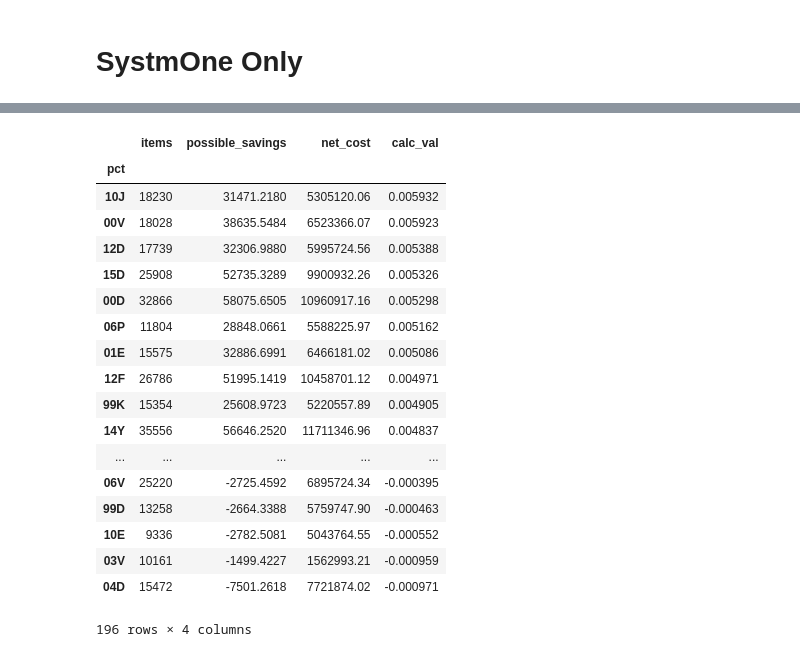
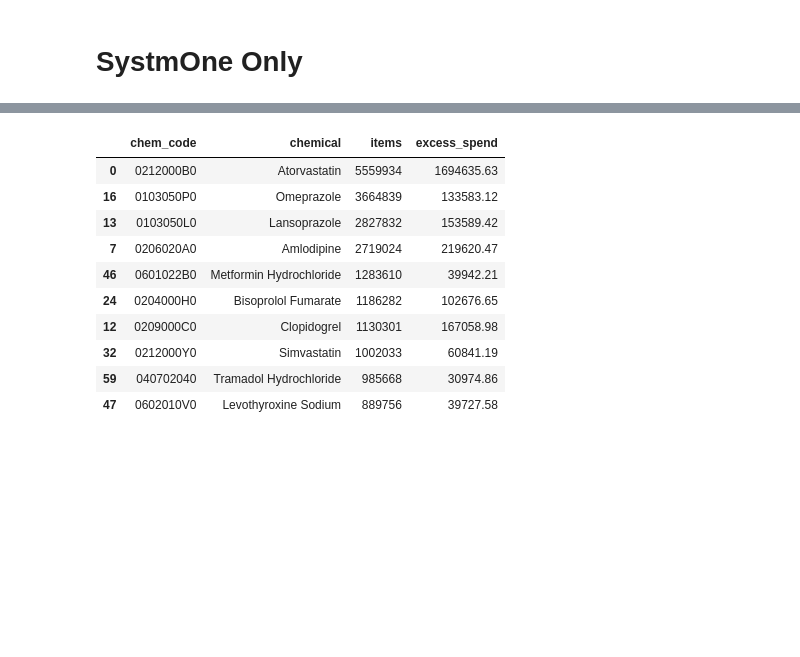
Before and after one commit to ebmdatalab/ghost_branded_generics_paper, a Jupyter notebook: Ghost Branded Generics.ipynb, the cells around one changed output, grey strips where cells are left out. Cells and saved outputs as stored; diff of their text form; code cells hidden in the pictures; blank space fills up the shorter version.

```diff
--- a/Ghost Branded Generics.ipynb
+++ b/Ghost Branded Generics.ipynb
@@ -229,0 +267,37 @@ plt.show()
+# %%
+sql = """
+WITH
+  chem_map AS(
+  SELECT
+    DISTINCT chemical_code,
+    chemical
+  FROM
+    ebmdatalab.hscic.bnf)
+SELECT
+  SUBSTR(bnf_code,1,9) AS chem_code,
+  chemical,
+  SUM(CASE WHEN (possible_savings >= 2
+    OR possible_savings <=-2) THEN items ELSE 0 END) AS items,
+  SUM(CASE WHEN (possible_savings >= 2
+    OR possible_savings <=-2) THEN possible_savings ELSE 0 END) AS excess_spend
+FROM
+  ebmdatalab.alex.vw__ghost_generic_measure_paper
+INNER JOIN
+  ebmdatalab.hscic.practices
+ON
+  practice = code
+  AND setting = 4
+LEFT JOIN
+  chem_map
+ON
+  SUBSTR(bnf_code,1,9) = chemical_code
+WHERE
+  month >= '2018-01-01'
+  AND month <= '2018-12-01'
+GROUP BY
+  chem_code,
+  chemical
+ORDER BY
+  excess_spend DESC
+"""
+by_chem = bq.cached_read(sql, csv_path='by_chem.zip')
@@ -230,22 +318,14 @@ plt.show()
 # %%
-weird.sort_values('calc_val',ascending=False)
+by_chem.sort_values('items',ascending=False).head(10)
 # %% [output]
-|  | items | possible_savings | net_cost | calc_val |
-| pct |  |  |  |  |
-| 10J | 18230 | 31471.2180 | 5305120.06 | 0.005932 |
-| 00V | 18028 | 38635.5484 | 6523366.07 | 0.005923 |
-| 12D | 17739 | 32306.9880 | 5995724.56 | 0.005388 |
-| 15D | 25908 | 52735.3289 | 9900932.26 | 0.005326 |
-| 00D | 32866 | 58075.6505 | 10960917.16 | 0.005298 |
-| 06P | 11804 | 28848.0661 | 5588225.97 | 0.005162 |
-| 01E | 15575 | 32886.6991 | 6466181.02 | 0.005086 |
-| 12F | 26786 | 51995.1419 | 10458701.12 | 0.004971 |
-| 99K | 15354 | 25608.9723 | 5220557.89 | 0.004905 |
-| 14Y | 35556 | 56646.2520 | 11711346.96 | 0.004837 |
-| ... | ... | ... | ... | ... |
-| 06V | 25220 | -2725.4592 | 6895724.34 | -0.000395 |
-| 99D | 13258 | -2664.3388 | 5759747.90 | -0.000463 |
-| 10E | 9336 | -2782.5081 | 5043764.55 | -0.000552 |
-| 03V | 10161 | -1499.4227 | 1562993.21 | -0.000959 |
-| 04D | 15472 | -7501.2618 | 7721874.02 | -0.000971 |
+|  | chem_code | chemical | items | excess_spend |
+| 0 | 0212000B0 | Atorvastatin | 5559934 | 1694635.63 |
+| 16 | 0103050P0 | Omeprazole | 3664839 | 133583.12 |
+| 13 | 0103050L0 | Lansoprazole | 2827832 | 153589.42 |
+| 7 | 0206020A0 | Amlodipine | 2719024 | 219620.47 |
+| 46 | 0601022B0 | Metformin Hydrochloride | 1283610 | 39942.21 |
+| 24 | 0204000H0 | Bisoprolol Fumarate | 1186282 | 102676.65 |
+| 12 | 0209000C0 | Clopidogrel | 1130301 | 167058.98 |
+| 32 | 0212000Y0 | Simvastatin | 1002033 | 60841.19 |
+| 59 | 040702040 | Tramadol Hydrochloride | 985668 | 30974.86 |
+| 47 | 0602010V0 | Levothyroxine Sodium | 889756 | 39727.58 |
-196 rows × 4 columns
```
Also changed, not shown: parts of 41 cells of this notebook.
